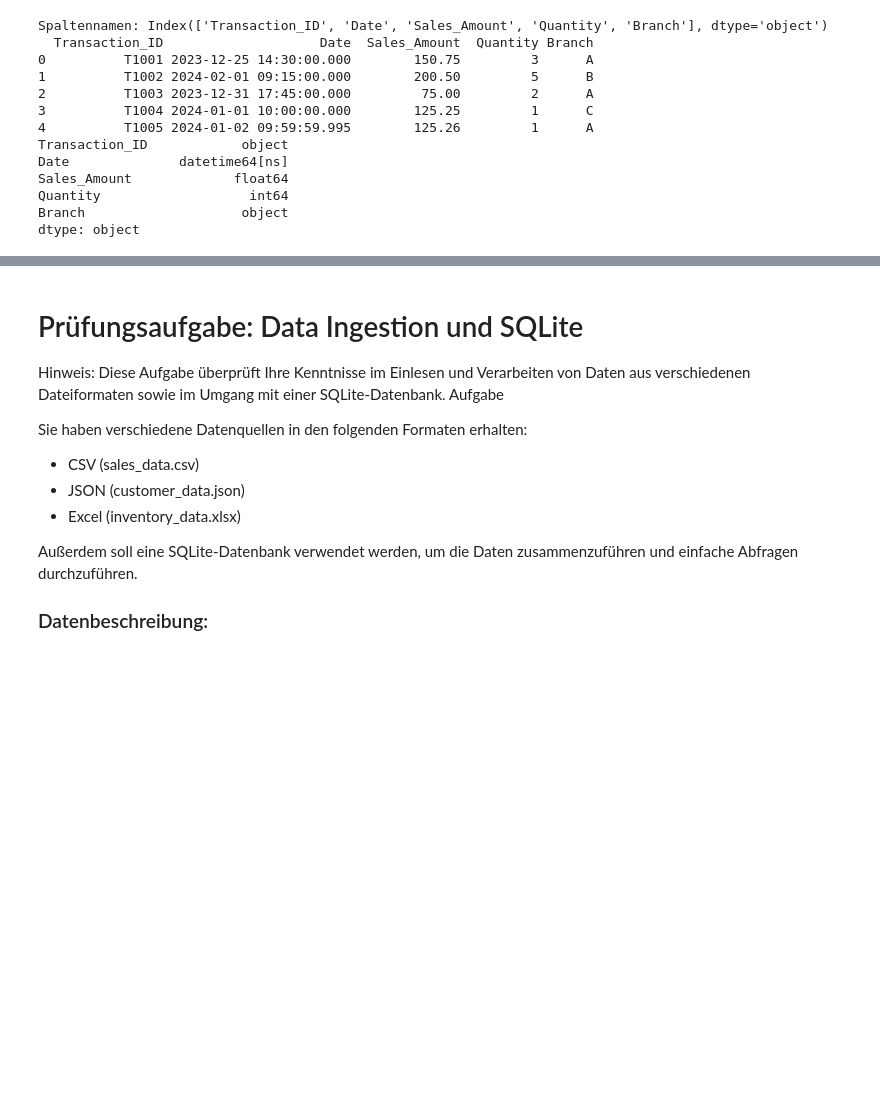
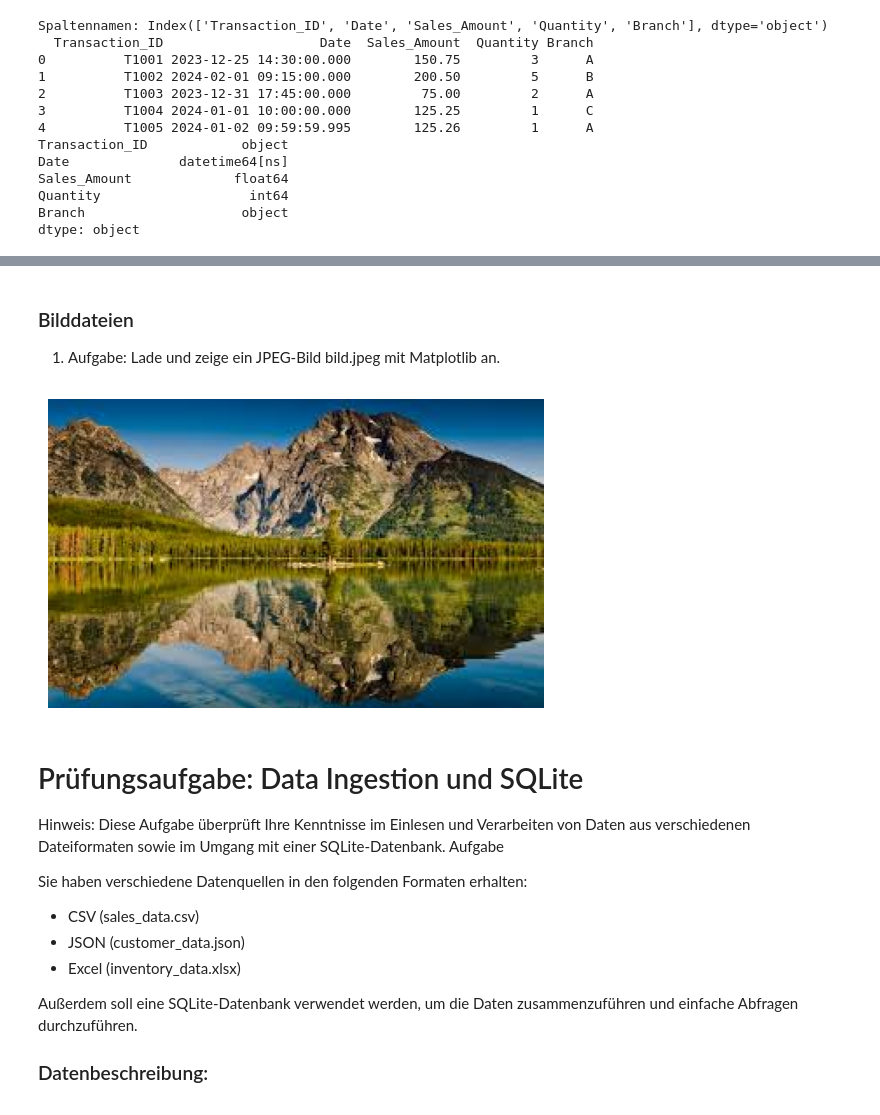
Before and after one commit to blobb3/data_ingestion, a Jupyter notebook: 01_Input_Output_and_Formatting_Python/uebung.ipynb, the cells around one changed output, grey strips where cells are left out. Drawn from its saved outputs; the diff is of its cells as text; code cells hidden in the pictures; blank space fills up the shorter version.

```diff
--- a/01_Input_Output_and_Formatting_Python/uebung.ipynb
+++ b/01_Input_Output_and_Formatting_Python/uebung.ipynb
@@ -119,3 +522,16 @@ dtype: object
+# %% [markdown]
+### Bilddateien
+1. Aufgabe: Lade und zeige ein JPEG-Bild bild.jpeg mit Matplotlib an.
+# %%
+import matplotlib.pyplot as plt
+import matplotlib.image as mpimg
+
+image = mpimg.imread('example.jpeg')
+plt.imshow(image)
+plt.axis('off')  # Achsen ausblenden
+plt.show()
+# %% [output]
+[figure, added]
 # %% [markdown]
 # Prüfungsaufgabe: Data Ingestion und SQLite
 
```
Also changed, not shown: parts of 35 cells of this notebook, 14 other files.
